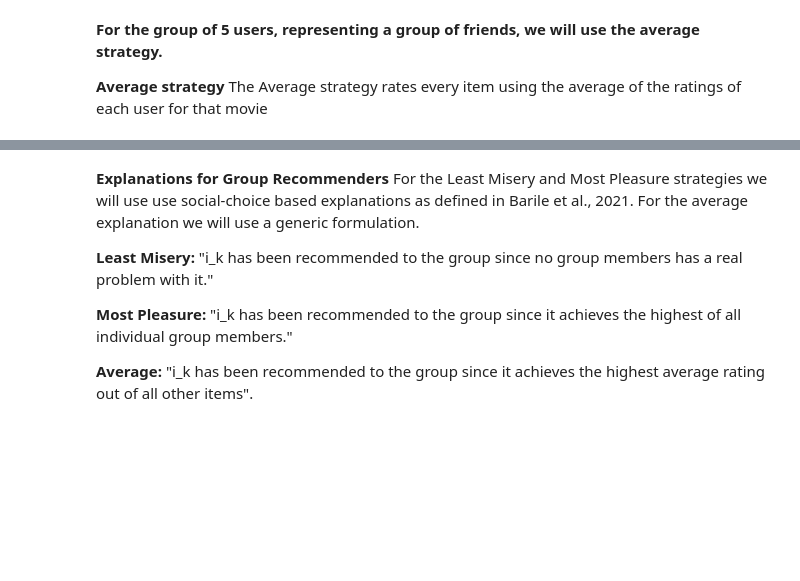
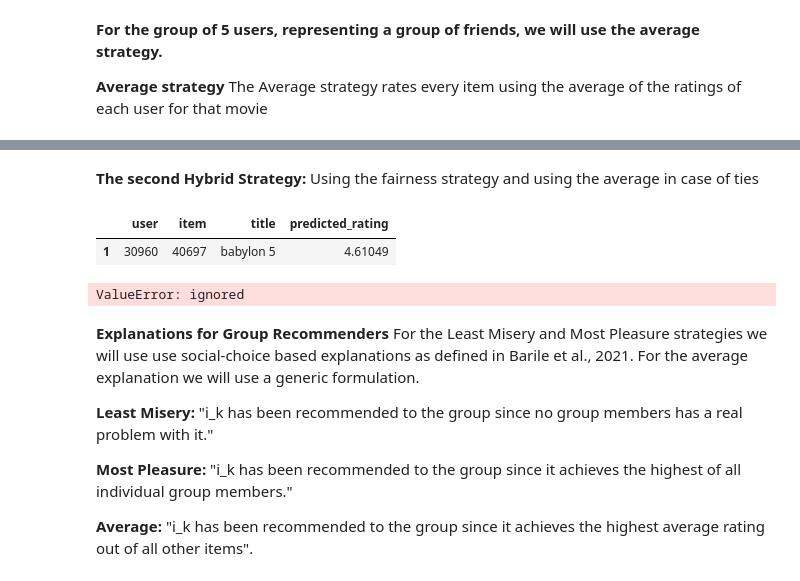
Before and after one commit to csotogd/Recommender-System-santa-claus, a Jupyter notebook: RS_project.ipynb, the cells around one changed output, grey strips where cells are left out. Drawn from its saved outputs; the diff is of its cells as text; code cells hidden in the pictures; blank space fills up the shorter version.

```diff
--- a/RS_project.ipynb
+++ b/RS_project.ipynb
@@ -1013,3 +1052,25 @@ display(avg_df.head(10))
+# %% [markdown]
+**The second Hybrid Strategy:** Using the fairness strategy and using the average in case of ties
+# %%
+#i can't figure out the right syntax :(
+hybrid_2_df = hybrid_1_df.iloc[:0,:].copy()
+if(len(hybrid_2_df.item)<10):
+  for user in select_column_df:
+    if(len(list(hybrid_2_df))<10):
+      select_user_ratings_df = group_unseen_df.loc[group_unseen_df['user'] == user]
+      select_user_ratings_df = select_user_ratings_df.join(movies_df['title'], on='item')
+      select_user_ratings_df = select_user_ratings_df.sort_values(by='predicted_rating', ascending=False).reset_index()[['user', 'item', 'title', 'predicted_rating']]
+      i = 1
+      most_pleasure = select_user_ratings_df.iloc[[i]]
+      display(most_pleasure)
+      if (hybrid_2_df.isin(most_pleasure['title']).any().any()):
+        while (most_pleasure['title'] in hybrid_2_df.title.values):
+          most_pleasure = select_user_ratings_df.iloc[[++i]]
+      hybrid_2_df.loc[len(hybrid_2_df.item)]=most_pleasure
+# %% [output]
+|  | user | item | title | predicted_rating |
+| 1 | 30960 | 40697 | babylon 5 | 4.61049 |
+ValueError: ignored
 # %% [markdown]
 **Explanations for Group Recommenders**
  For the Least Misery and Most Pleasure strategies we will use use social-choice based explanations as defined in Barile et al., 2021.
```
Also changed, not shown: parts of 24 cells of this notebook.
